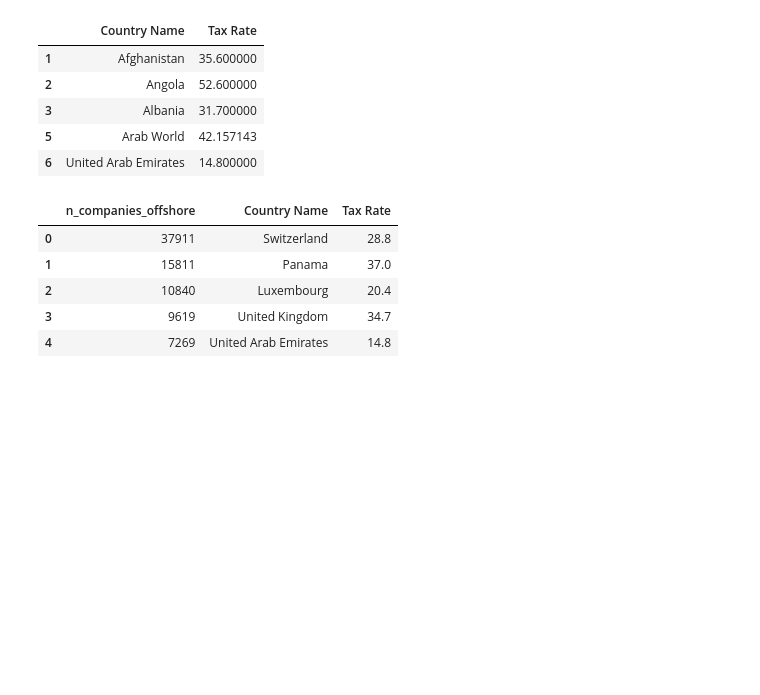
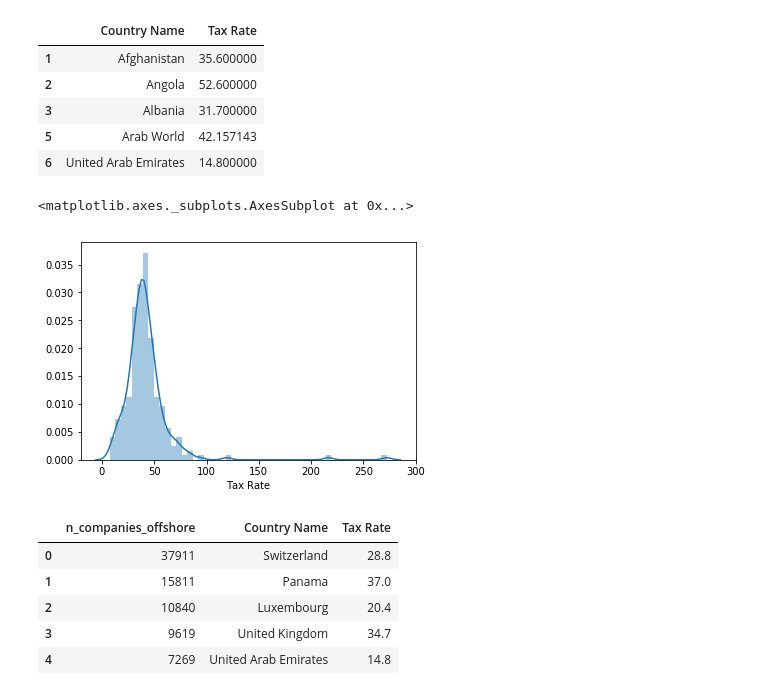
Before and after one commit to eddieshengyuwang/project_ada_akbar, a Jupyter notebook: Gianluca.ipynb, the cells around one changed output. Saved outputs shown, nothing was run; the diff lists cells and outputs as text; code cells hidden in the pictures; blank space fills up the shorter version.

```diff
--- a/Gianluca.ipynb
+++ b/Gianluca.ipynb
@@ -137,4 +188,9 @@ df_countries_tax.head()
 | 3 | Albania | 31.700000 |
 | 5 | Arab World | 42.157143 |
 | 6 | United Arab Emirates | 14.800000 |
+# %%
+sns.distplot(df_countries_tax['Tax Rate'])
+# %% [output]
+<matplotlib.axes._subplots.AxesSubplot at 0x...>
+[figure, added]
 # %%
```
Also changed, not shown: parts of 32 cells of this notebook.
